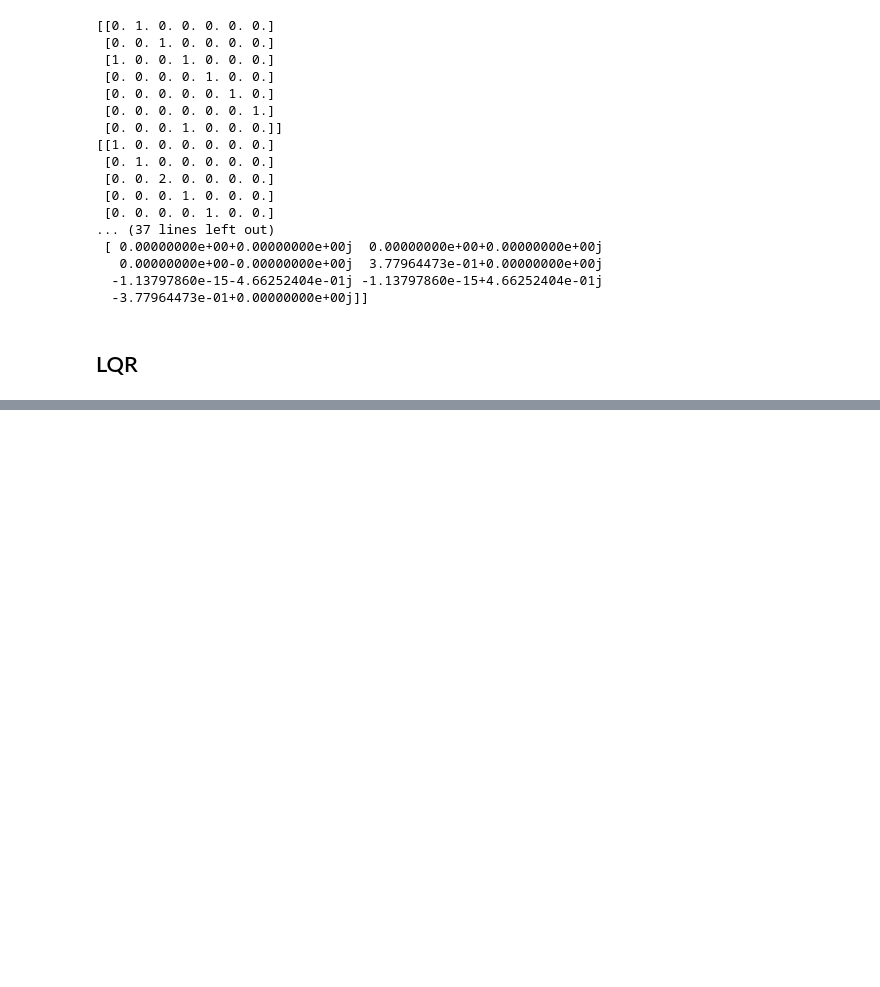
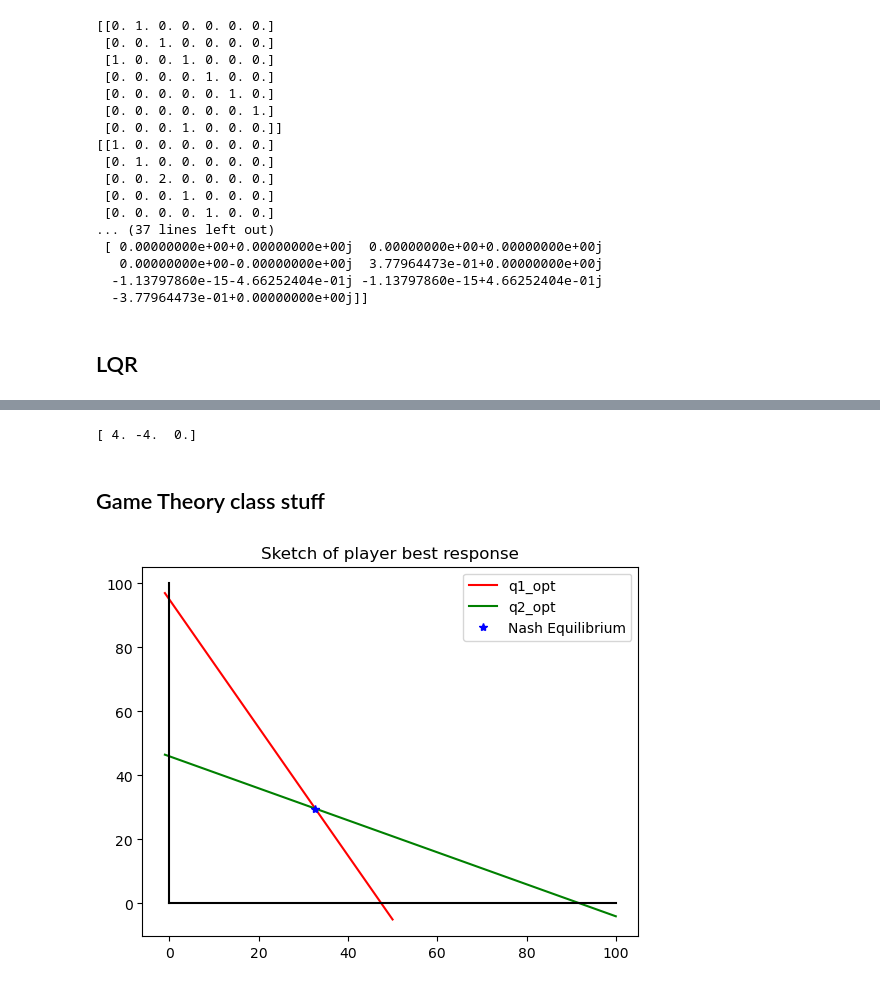
Before and after one commit to medjaijedi/MAS_Final_Project, a Jupyter notebook: rand_prac.ipynb, the cells around one changed output, grey strips where cells are left out. Drawn from its saved outputs; the diff is of its cells as text; code cells hidden in the pictures; blank space fills up the shorter version.

```diff
--- a/rand_prac.ipynb
+++ b/rand_prac.ipynb
@@ -491,0 +616,6 @@ array([[0.25, 0.25, 0.25, 0.25],
+# %%
+F =np.array([[8,-7,-2],[8,-10,-4],[-4,5,2]])
+E,V = np.linalg.eig(F)
+print(E)
+# %% [output]
+[ 4. -4.  0.]
@@ -491,0 +626,13 @@ array([[0.25, 0.25, 0.25, 0.25],
+# %% [markdown]
+## Game Theory class stuff
+# %%
+plt.plot(np.linspace(-1,50,100),-2*np.linspace(-1,50,100)+95,'r',label="q1_opt")
+plt.plot(np.linspace(-1,100,100),-0.5*np.linspace(-1,100,100)+46,'g',label="q2_opt")
+plt.plot(32.67,29.67,'*b',label="Nash Equilibrium")
+plt.plot(np.zeros(10),np.linspace(0,100,10),'black')
+plt.plot(np.linspace(0,100,10),np.zeros(10),'black')
+plt.title("Sketch of player best response")
+plt.legend()
+plt.show()
+# %% [output]
+[figure, added]
```
Also changed, not shown: parts of 20 cells of this notebook.
